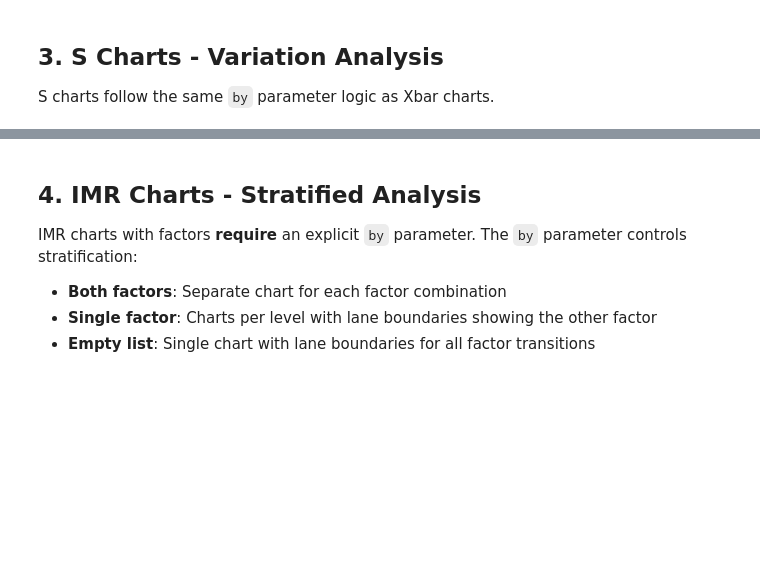
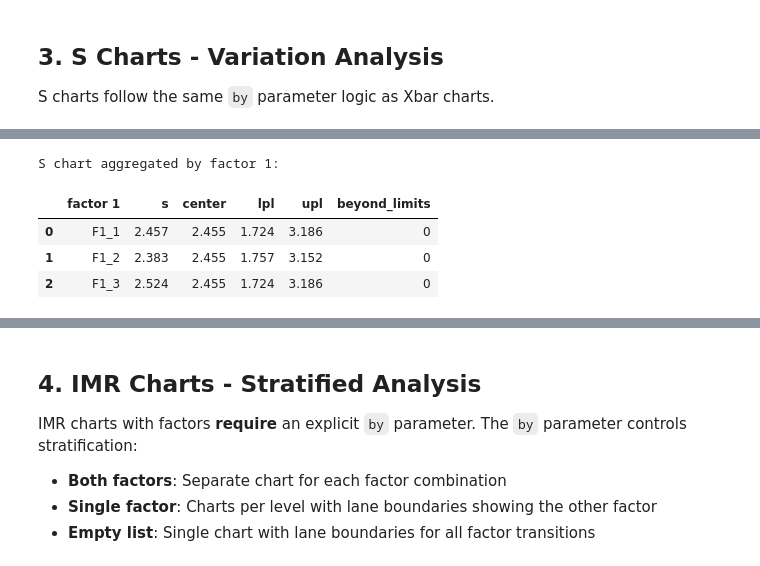
Before and after one commit to cnicholas/processbehavior, a Jupyter notebook: docs/tutorials/sds1-complete-analysis.ipynb, the cells around one changed output, grey strips where cells are left out. Saved outputs shown, nothing was run; the diff lists cells and outputs as text; code cells hidden in the pictures; blank space fills up the shorter version.

```diff
--- a/docs/tutorials/sds1-complete-analysis.ipynb
+++ b/docs/tutorials/sds1-complete-analysis.ipynb
@@ -129,8 +186,14 @@ result_s.plot(chart='S', show_stats=True)
 # %%
 # S chart by factor 1 only
-result_s_f1 = study.execute(chart='S', by=['factor 1'])
+result_s_f1 = study.execute(chart='Xbar', by=['factor 1'])
 
 print("S chart aggregated by factor 1:")
 result_s_f1.get_chart('S')
+# %% [output]
+S chart aggregated by factor 1:
+|  | factor 1 | s | center | lpl | upl | beyond_limits |
+| 0 | F1_1 | 2.457 | 2.455 | 1.724 | 3.186 | 0 |
+| 1 | F1_2 | 2.383 | 2.455 | 1.757 | 3.152 | 0 |
+| 2 | F1_3 | 2.524 | 2.455 | 1.724 | 3.186 | 0 |
 # %%
 # S chart by factor 2 only
```
Also changed, not shown: parts of 25 cells of this notebook.
